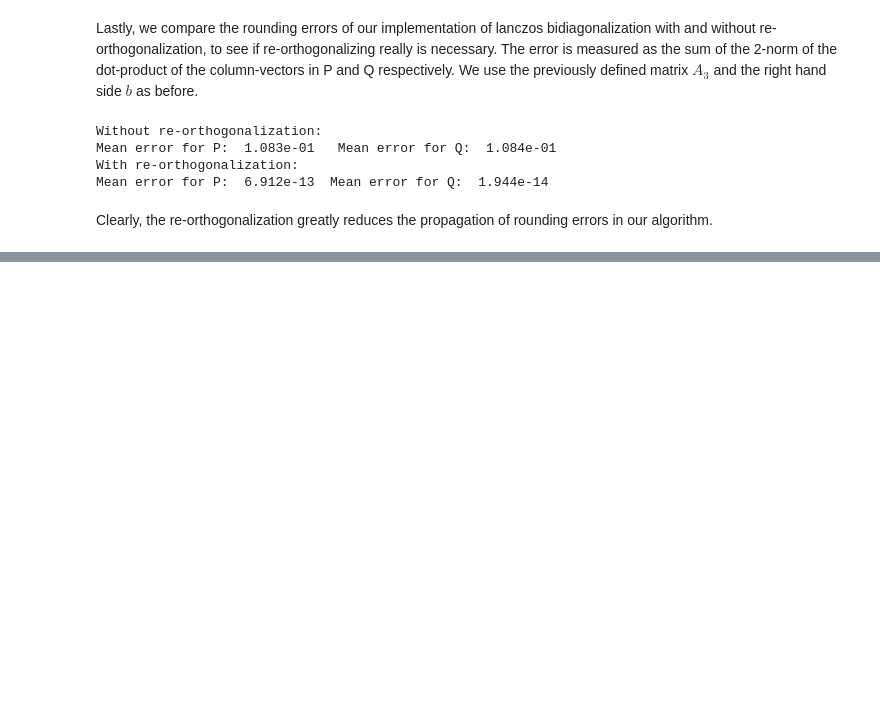
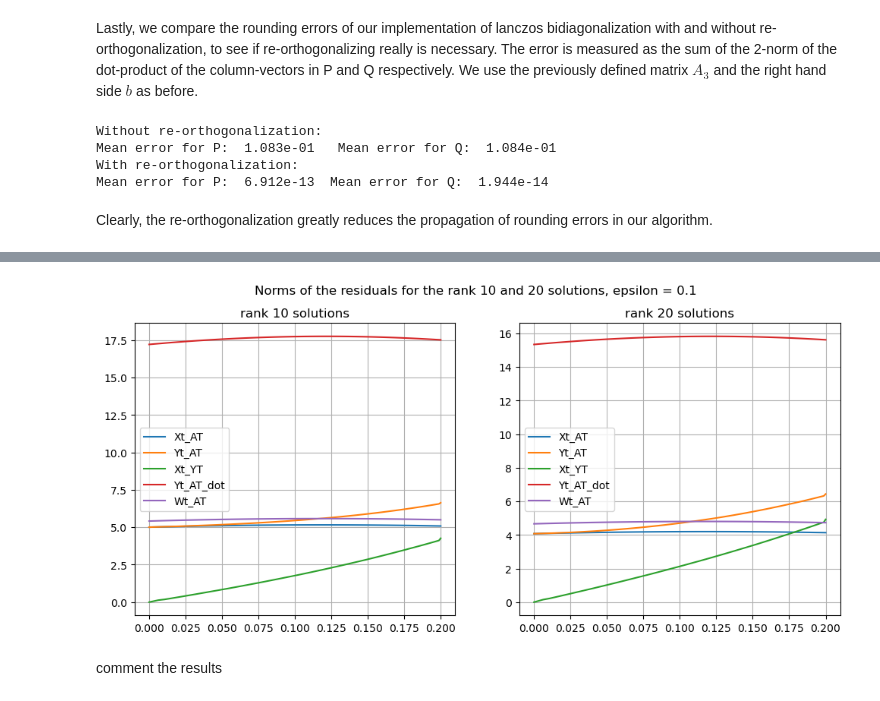
Before and after one commit to albertbayazidi/Dynamic-Low-Rank-Approximations-and-Bidiagonalization, a Jupyter notebook: main.ipynb, the cells around one changed output, grey strips where cells are left out. Saved outputs shown, nothing was run; the diff lists cells and outputs as text; code cells hidden in the pictures; blank space fills up the shorter version.

Commit message:
added task 3 and 4 to main

```diff
--- a/main.ipynb
+++ b/main.ipynb
@@ -44,0 +106,19 @@ Clearly, the re-orthogonalization greatly reduces the propagation of rounding er
+# %%
+tol = 1.e-3
+t0 = 0
+tf = 0.2
+h0 = 0.1 # initial step size in vssi
+
+Yt,Xt,Yt_dot,Wt,t_vals = solve_task4(10,ex.A,h0,tf,tol)
+Xt_AT,Yt_AT,Xt_YT,Yt_AT_dot,Wt_AT = compute_nomrs(t_vals,Xt,Yt,ex.A,Yt_dot,ex.A_dot,Wt)
+norm_array1 = [Xt_AT,Yt_AT,Xt_YT,Yt_AT_dot,Wt_AT]
+
+Yt,Xt,Yt_dot,Wt,t_vals = solve_task4(20,ex.A,h0,tf,tol)
+Xt_AT,Yt_AT,Xt_YT,Yt_AT_dot,Wt_AT = compute_nomrs(t_vals,Xt,Yt,ex.A,Yt_dot,ex.A_dot,Wt)
+norm_array2 = [Xt_AT,Yt_AT,Xt_YT,Yt_AT_dot,Wt_AT]
+# %%
+plot_norms(t_vals,norm_array1,norm_array2,10**-1)
+# %% [output]
+[figure, added]
+# %% [markdown]
+comment the results
```
Also changed, not shown: parts of 15 cells of this notebook, 2 other files.
